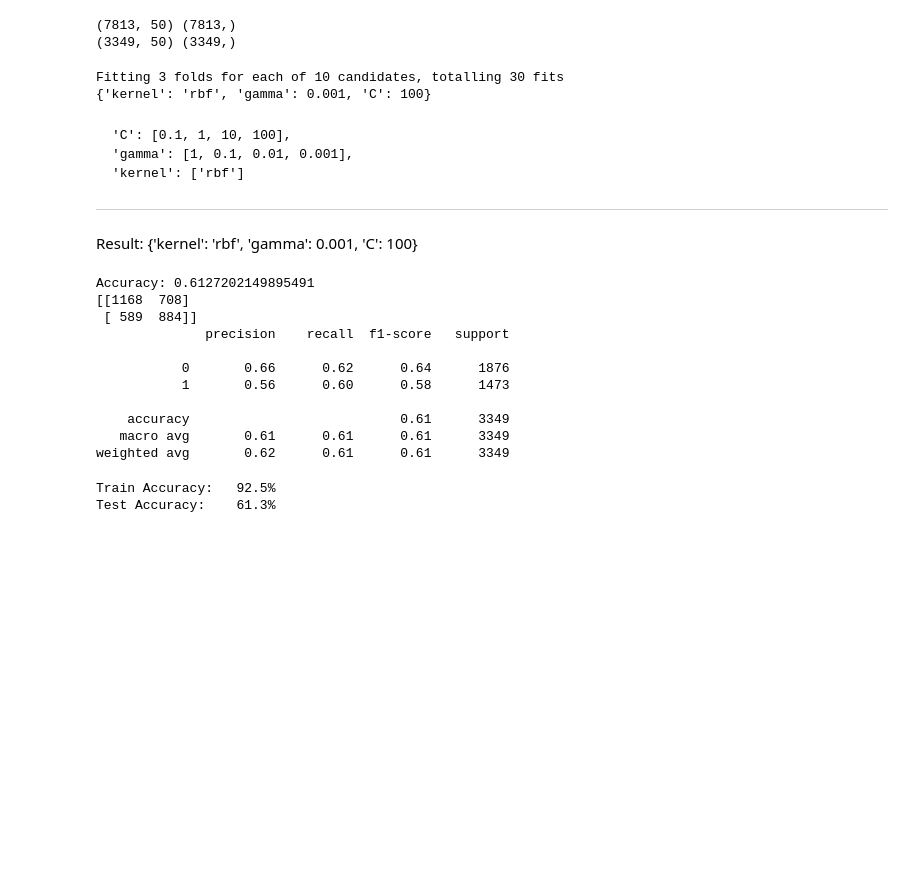
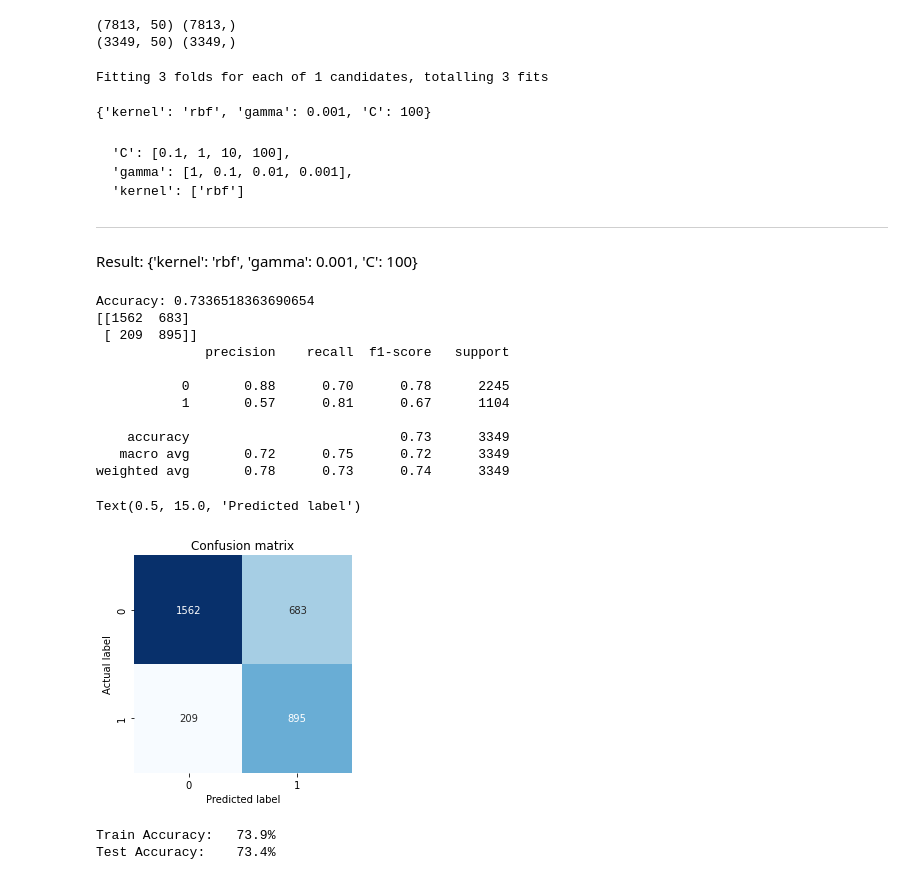
Before and after one commit to OmarEmad313/Bank-Marketing-Campaign, a Jupyter notebook: Bank_Marketing_Campaign.ipynb, the cells around one changed output. Cells and saved outputs as stored; diff of their text form; code cells hidden in the pictures; blank space fills up the shorter version.

Commit message:
ANN implemented, datascaling and overall accuracy improvement

```diff
--- a/Bank_Marketing_Campaign.ipynb
+++ b/Bank_Marketing_Campaign.ipynb
@@ -221,11 +231,16 @@ print(X_test.shape, y_test.shape)
 # %% [output]
 (7813, 50) (7813,)
 (3349, 50) (3349,)
+# %%
+from sklearn.preprocessing import StandardScaler
+sc = StandardScaler()
+X_train = sc.fit_transform(X_train)
+X_test = sc.transform(X_test)
 # %%
 svm_model = svm.SVC(gamma='auto')
 params = {
-    'C': [0.1, 1, 10,100],
-    'gamma': [1, 0.1, 0.01,0.001],
+    'C': [100],
+    'gamma': [0.001],
     'kernel': ['rbf']
 }
 
@@ -240,8 +255,8 @@ rf_grid = RandomizedSearchCV(
 rf_grid.fit(X_train, y_train)
 print(rf_grid.best_params_)
 # %% [output]
-Fitting 3 folds for each of 10 candidates, totalling 30 fits
-{'kernel': 'rbf', 'gamma': 0.001, 'C': 100}
+Fitting 3 folds for each of 1 candidates, totalling 3 fits
+{'kernel': 'rbf', 'gamma': 0.001, 'C': 100}
 # %% [markdown]
 
 
@@ -258,25 +273,33 @@ Result:
 # %%
 svm_pred = rf_grid.predict(X_test)
 # model Evaluation
-print("Accuracy:",accuracy_score(svm_pred, y_test))
+confusionMatrix=confusion_matrix(svm_pred, y_test)
 # Classification Report & Confusion matrix
-print(confusion_matrix(svm_pred, y_test))
+print(confusionMatrix)
 print(classification_report(svm_pred, y_test))
 # %% [output]
-Accuracy: 0.6127202149895491
-[[1168  708]
- [ 589  884]]
+Accuracy: 0.7336518363690654
+[[1562  683]
+ [ 209  895]]
               precision    recall  f1-score   support
 
-           0       0.66      0.62      0.64      1876
-           1       0.56      0.60      0.58      1473
+           0       0.88      0.70      0.78      2245
+           1       0.57      0.81      0.67      1104
 
-    accuracy                           0.61      3349
-   macro avg       0.61      0.61      0.61      3349
-weighted avg       0.62      0.61      0.61      3349
+    accuracy                           0.73      3349
+   macro avg       0.72      0.75      0.72      3349
+weighted avg       0.78      0.73      0.74      3349
+# %%
+sns.heatmap(confusionMatrix, square=True, annot=True, cmap='Blues', fmt='d', cbar=False)
+plt.title('Confusion matrix', y=1.1)
+plt.ylabel('Actual label')
+plt.xlabel('Predicted label')
+# %% [output]
+Text(0.5, 15.0, 'Predicted label')
+[figure, added]
 # %%
 print('Train Accuracy:   {0:.1f}%'.format(rf_grid.score(X_train, y_train)*100))
 print('Test Accuracy:    {0:.1f}%'.format(rf_grid.score(X_test, y_test)*100))
 # %% [output]
-Train Accuracy:   92.5%
-Test Accuracy:    61.3%
+Train Accuracy:   73.9%
+Test Accuracy:    73.4%
```
Also changed, not shown: parts of 7 cells of this notebook.
